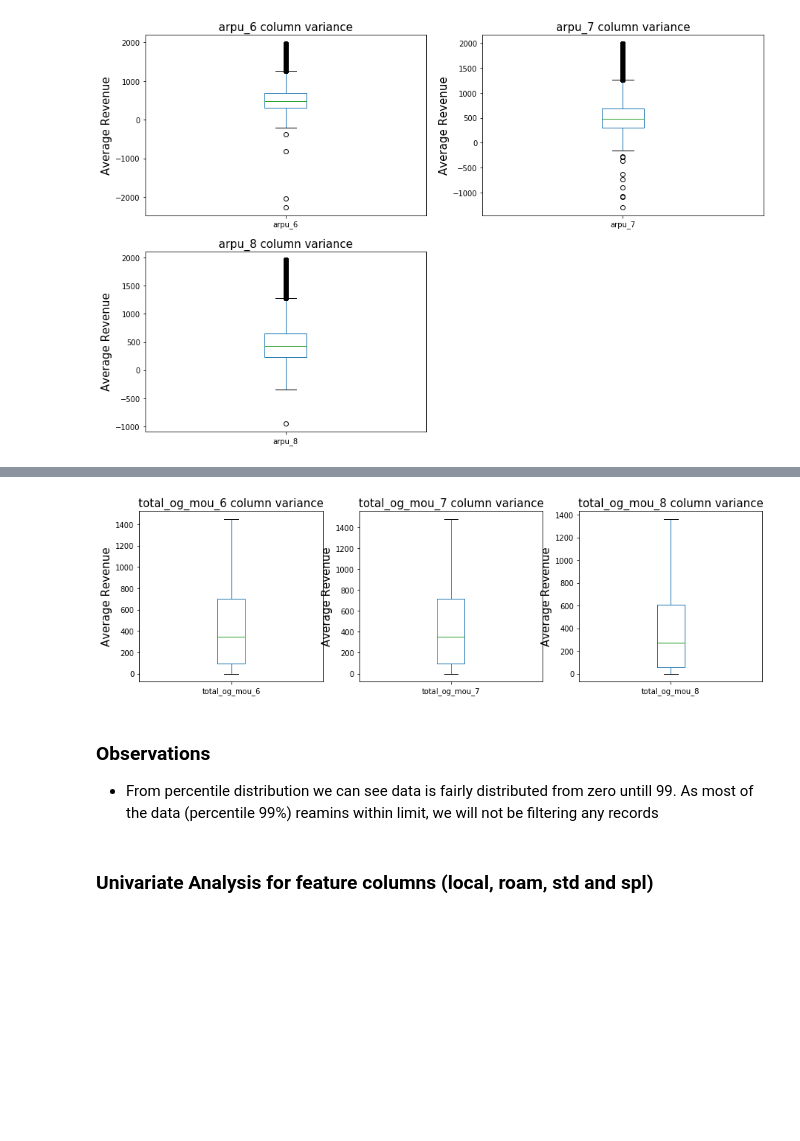
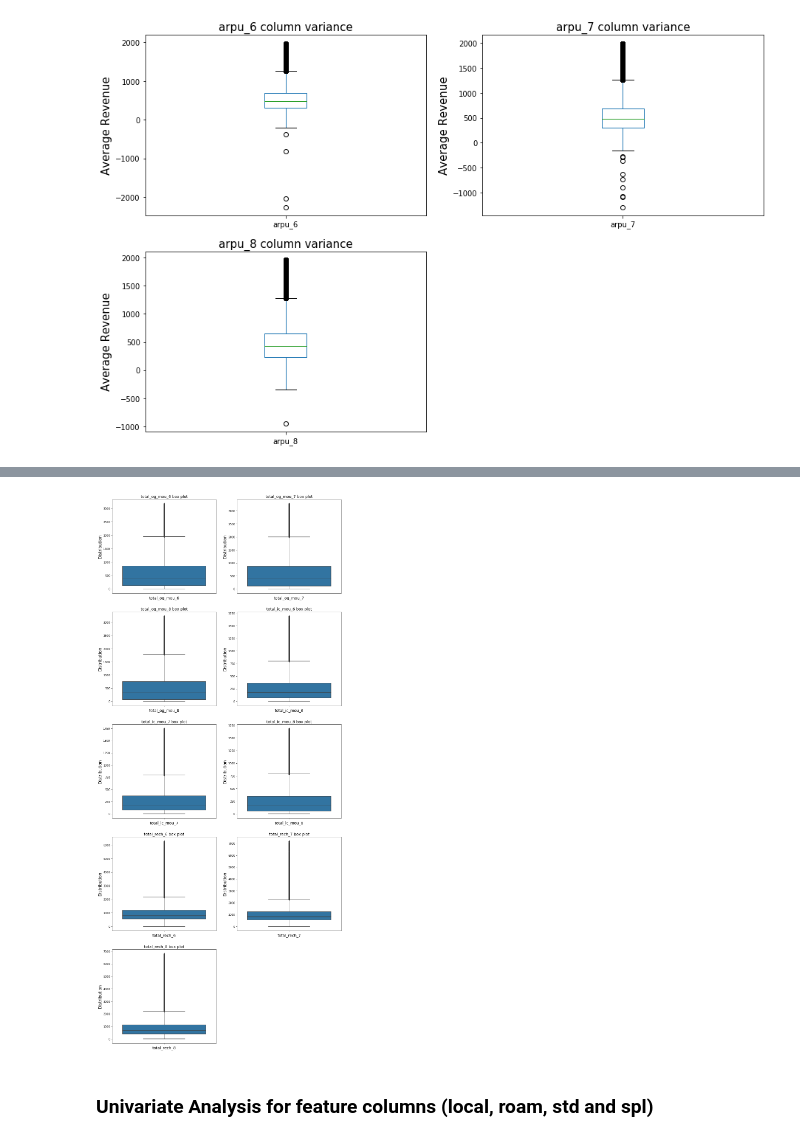
Before and after one commit to ps2420/telecom-churn-case-study, a Jupyter notebook: Pankaj_Singh_telecom_churn_case_Study.ipynb, the cells around one changed output, grey strips where cells are left out. Saved outputs shown, nothing was run; the diff lists cells and outputs as text; code cells hidden in the pictures; blank space fills up the shorter version.

```diff
--- a/Pankaj_Singh_telecom_churn_case_Study.ipynb
+++ b/Pankaj_Singh_telecom_churn_case_Study.ipynb
@@ -1203,0 +1209,3 @@ plt.show()
+# %%
+total_columns = filter_columns_with_prefix(telecom_data_hv, 'total')
+total_columns
@@ -1204,20 +1222,15 @@ plt.show()
 # %%
-### box plot analysis we can see approximately 90% of the data are uniformly distributed.
-
-plt.figure(figsize=(15, 100))
-box_plot_cols = filter_columns_with_prefix(telecom_data_hv, 'total_og')
-for i in enumerate(box_plot_cols):
-    plt.subplot(20, 3, i[0]+1)
-    ax = telecom_data_hv[(telecom_data_hv[i[1]] < telecom_data_hv[i[1]].quantile(0.90))][i[1]]
-    ax1 = ax.plot.box()
-    ax1.set_title(i[1] + " column variance", fontsize=15)
-    ax1.set_ylabel("Average Revenue", fontsize=15)
+plt.figure(figsize=(15, 150))
+for i in enumerate(total_columns):
+    plt.subplot(20,2,i[0]+1)
+    ax = sns.boxplot(data = telecom_data_hv[telecom_data_hv[i[1]] < telecom_data_hv[i[1]].quantile(0.99)], y=i[1])
+    ax.set_xticklabels(ax.get_xticklabels(),rotation = 90)
+    ax.set_title(i[1] + " box plot", fontsize=14)
+    ax.set_xlabel(i[1], fontsize=14)
+    ax.set_ylabel("Distribution", fontsize=15)
 plt.show()
 # %% [output]
-[figure, old version]
+[figure, new version]
-# %% [markdown]
-### Observations
-- From percentile distribution we can see data is fairly distributed from zero untill 99. As most of the data (percentile 99%) reamins within limit, we will not be filtering any records
 # %% [markdown]
 ### Univariate Analysis for feature columns (local, roam, std and spl)
 # %%
```
Also changed, not shown: parts of 51 cells of this notebook.
